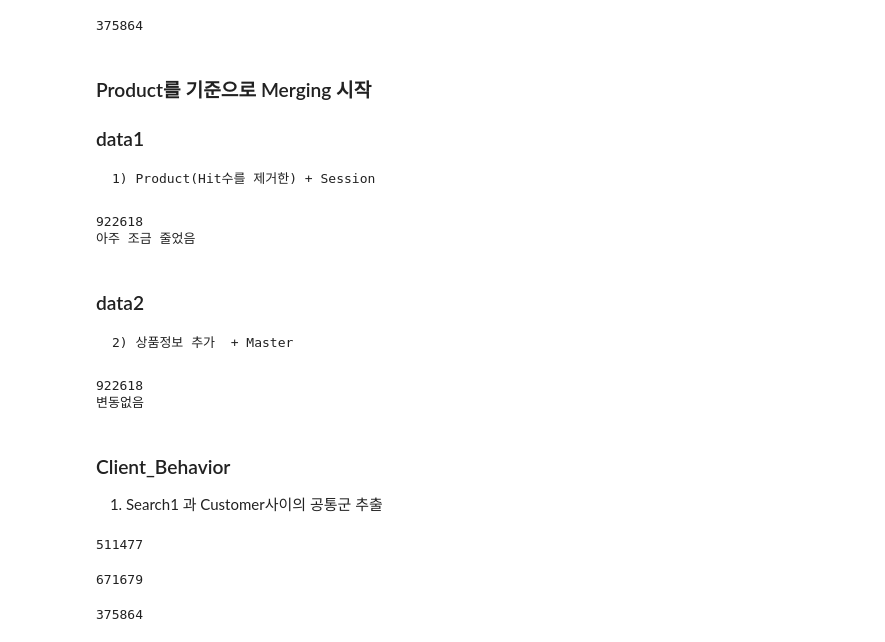
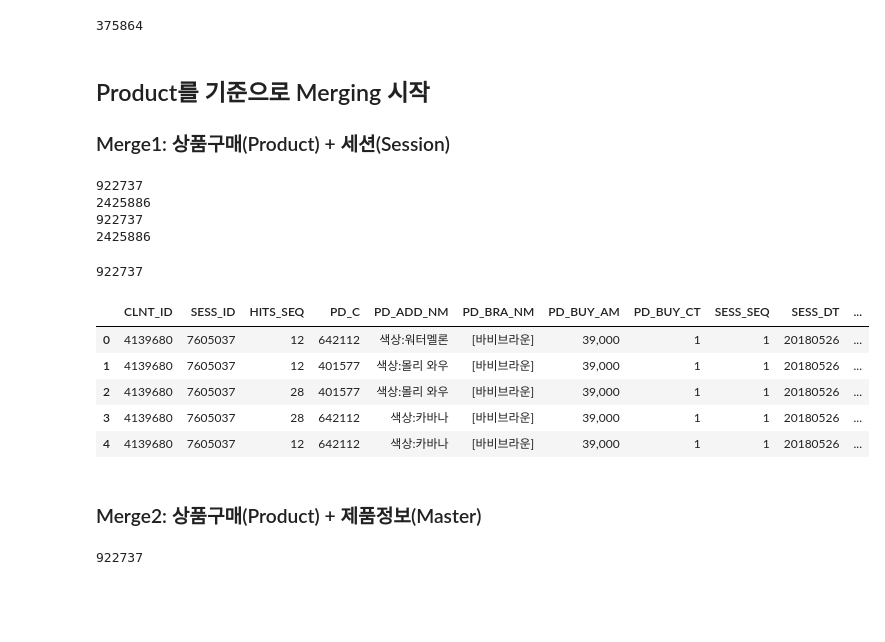
Before and after one commit to hyeon95y/Trend_Predicting, a Jupyter notebook: Data_manipulation.ipynb, the cells around one changed output. Saved outputs shown, nothing was run; the diff lists cells and outputs as text; code cells hidden in the pictures; blank space fills up the shorter version.

```diff
--- a/Data_manipulation.ipynb
+++ b/Data_manipulation.ipynb
@@ -275,27 +271,41 @@ print(len(temp['CLNT_ID'].value_counts()))
 # %% [output]
 375864
 # %% [markdown]
-### Product를 기준으로 Merging 시작
-  ### data1
-    1) Product(Hit수를 제거한) + Session
+## Product를 기준으로 Merging 시작
+
+   ### Merge1: 상품구매(Product) + 세션(Session)
+# %%
+#Product
+print(len(Product['CLNT_ID'].value_counts()))
+print(len(Product['SESS_ID'].value_counts()))
+
+#Session
+print(len(Session['CLNT_ID'].value_counts()))
+print(len(Product['SESS_ID'].value_counts()))
+# %% [output]
+922737
+2425886
+922737
+2425886
 # %%
-#Product에서 outlier를 제거해 줬으므로 Product의 client를 기준으로 묶는다.
-data1 = pd.merge(Product, Session)
-print(len(data1['CLNT_ID'].value_counts()))
-print('아주 조금 줄었음')
+#Prodct & Session
+merge1 = pd.merge(Product, Session, on = ['CLNT_ID','SESS_ID'])
+print(len(merge1['CLNT_ID'].value_counts()))
 # %% [output]
-922618
-아주 조금 줄었음
+922737
-# %% [markdown]
-### data2
-    2) 상품정보 추가  + Master
+# %%
+merge1.head()
+# %% [output]
+|  | CLNT_ID | SESS_ID | HITS_SEQ | PD_C | PD_ADD_NM | PD_BRA_NM | PD_BUY_AM | PD_BUY_CT | SESS_SEQ | SESS_DT | ... |
+| 0 | 4139680 | 7605037 | 12 | 642112 | 색상:워터멜론 | [바비브라운] | 39,000 | 1 | 1 | 20180526 | ... |
+| 1 | 4139680 | 7605037 | 12 | 401577 | 색상:몰리 와우 | [바비브라운] | 39,000 | 1 | 1 | 20180526 | ... |
+| 2 | 4139680 | 7605037 | 28 | 401577 | 색상:몰리 와우 | [바비브라운] | 39,000 | 1 | 1 | 20180526 | ... |
+| 3 | 4139680 | 7605037 | 28 | 642112 | 색상:카바나 | [바비브라운] | 39,000 | 1 | 1 | 20180526 | ... |
+| 4 | 4139680 | 7605037 | 12 | 642112 | 색상:카바나 | [바비브라운] | 39,000 | 1 | 1 | 20180526 | ... |
+# %% [markdown]
+### Merge2: 상품구매(Product) + 제품정보(Master)
 # %%
-data2 = pd.merge(data1, Master, how = 'left', on = 'PD_C')
-print(len(data1['CLNT_ID'].value_counts()))
-print('변동없음')
+merge2 = pd.merge(Product, Master, on = 'PD_C')
+print(len(merge2['CLNT_ID'].value_counts()))
 # %% [output]
-922618
-변동없음
+922737
-# %% [markdown]
-### Client_Behavior
-   1) Search1 과 Customer사이의 공통군 추출
@@ -305,12 +311,0 @@ cust_search =  pd.merge(Search1, Custom)
-# %%
-print(len(Search1['CLNT_ID'].value_counts()))
-# %% [output]
-511477
-# %%
-print(len(Custom['CLNT_ID'].value_counts()))
-# %% [output]
-671679
-# %%
-print(len(cust_search['CLNT_ID'].value_counts()))
-# %% [output]
-375864
```
Also changed, not shown: parts of 21 cells of this notebook.
